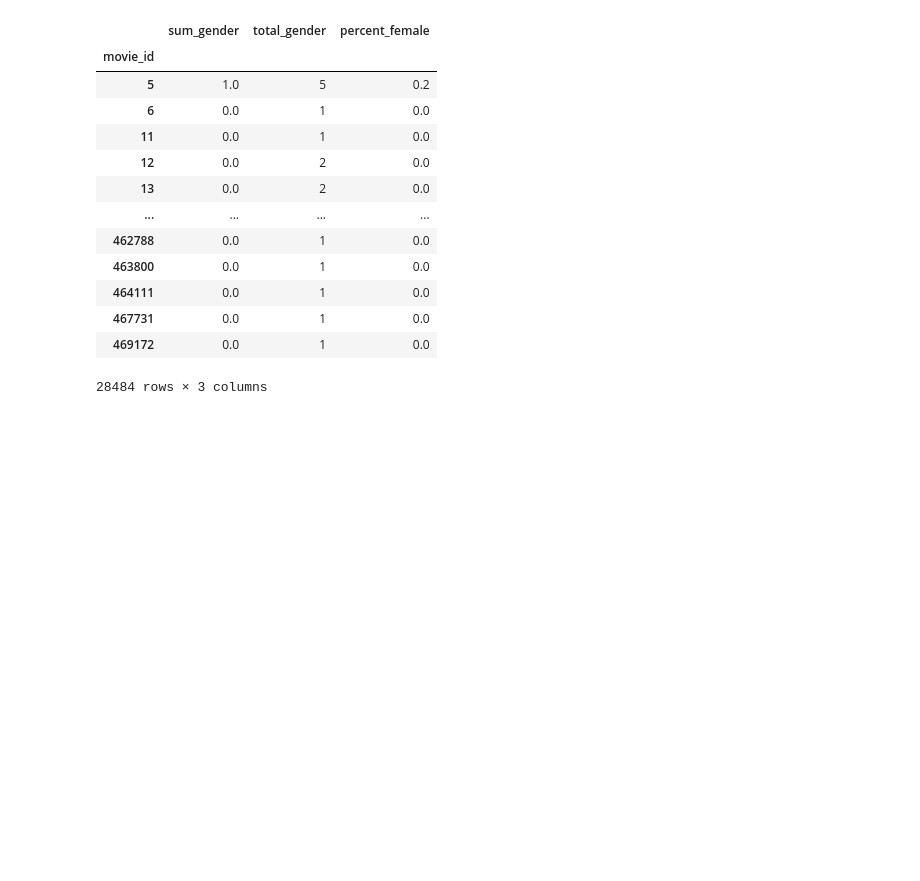
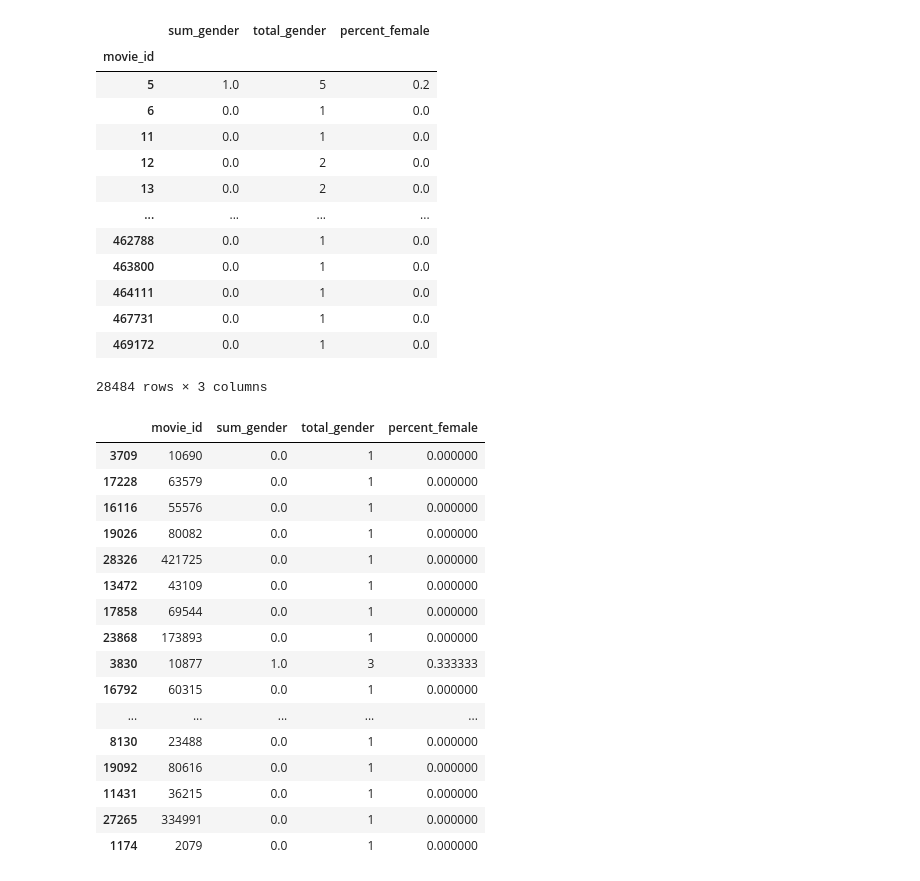
Before and after one commit to caseygomez/Female-Representation-In-The-Film-Industry, a Jupyter notebook: directing_gender_calculation_columns.ipynb, the cells around one changed output. Drawn from its saved outputs; the diff is of its cells as text; code cells hidden in the pictures; blank space fills up the shorter version.

Commit message:
finalize code and export joined_gender_directing.csv

```diff
--- a/directing_gender_calculation_columns.ipynb
+++ b/directing_gender_calculation_columns.ipynb
@@ -178,3 +179,27 @@ joined_gender
 | 467731 | 0.0 | 1 | 0.0 |
 | 469172 | 0.0 | 1 | 0.0 |
 28484 rows × 3 columns
+# %%
+# change movie_id to column instead of axis
+# solution from https://stackoverflow.com/questions/20461165/how-to-convert-index-of-a-pandas-dataframe-into-a-column
+joined_gender=joined_gender.rename_axis("movie_id").reset_index()
+# %%
+joined_gender.sample(25)
+# %% [output]
+|  | movie_id | sum_gender | total_gender | percent_female |
+| 3709 | 10690 | 0.0 | 1 | 0.000000 |
+| 17228 | 63579 | 0.0 | 1 | 0.000000 |
+| 16116 | 55576 | 0.0 | 1 | 0.000000 |
+| 19026 | 80082 | 0.0 | 1 | 0.000000 |
+| 28326 | 421725 | 0.0 | 1 | 0.000000 |
+| 13472 | 43109 | 0.0 | 1 | 0.000000 |
+| 17858 | 69544 | 0.0 | 1 | 0.000000 |
+| 23868 | 173893 | 0.0 | 1 | 0.000000 |
+| 3830 | 10877 | 1.0 | 3 | 0.333333 |
+| 16792 | 60315 | 0.0 | 1 | 0.000000 |
+| ... | ... | ... | ... | ... |
+| 8130 | 23488 | 0.0 | 1 | 0.000000 |
+| 19092 | 80616 | 0.0 | 1 | 0.000000 |
+| 11431 | 36215 | 0.0 | 1 | 0.000000 |
+| 27265 | 334991 | 0.0 | 1 | 0.000000 |
+| 1174 | 2079 | 0.0 | 1 | 0.000000 |
```
Also changed, not shown: parts of 4 cells of this notebook.
